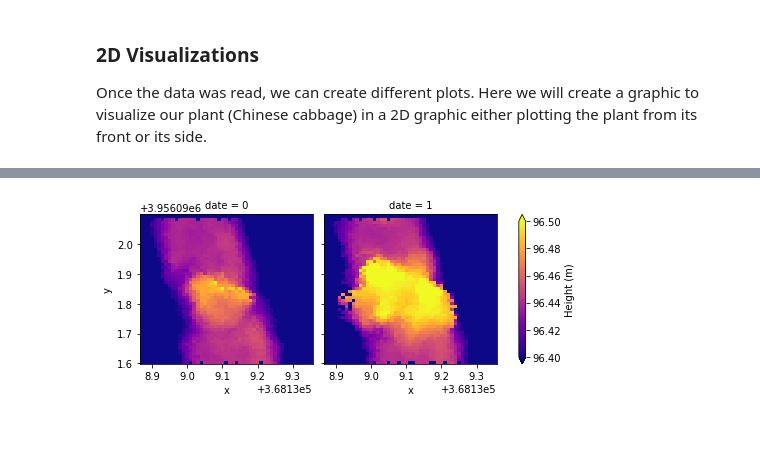
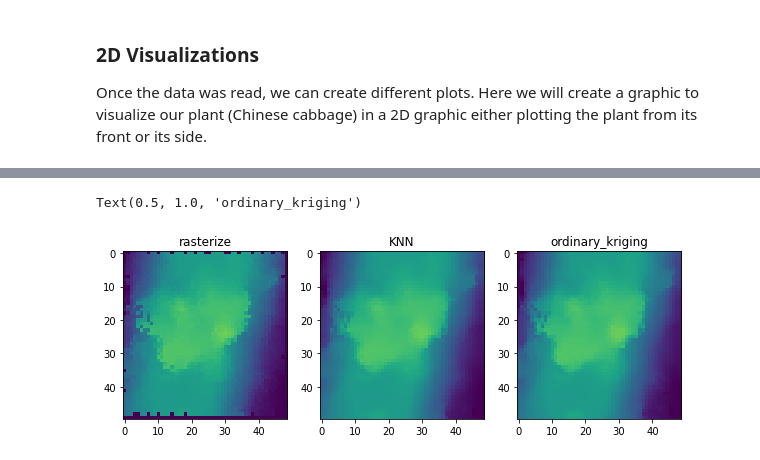
Before and after one commit to CIAT-DAPA/drone_data, a Jupyter notebook: cloud_points_example.ipynb, the cells around one changed output, grey strips where cells are left out. Saved outputs shown, nothing was run; the diff lists cells and outputs as text; code cells hidden in the pictures; blank space fills up the shorter version.

```diff
--- a/cloud_points_example.ipynb
+++ b/cloud_points_example.ipynb
@@ -109,13 +83,27 @@ Attributes:
-# %%
-heightdata = plant_raster.z.isel(date=slice(0, 2)).copy()
-
-g = heightdata.plot.pcolormesh( "x",
-                "y",
-                col="date",
-                robust=True,
-                cmap="plasma",
-                cbar_kwargs={"label": "Height (m)"},
-                vmin=96.4
-                )
-# %% [output]
-[figure, removed]
+# %%
+import matplotlib.pyplot as plt
+
+rasterize = plant_cloudpoints.to_xarray(sp_res = 0.01, ## this will be spatial resolution in meters
+                                           )
+raster_intknn = plant_cloudpoints.to_xarray(sp_res = 0.01, ## this would be spatial resolution in meters
+                                            interpolate = True,## activates the interpolation function
+                                            inter_method = 'KNN' ## which is going to be the interpolation method
+                                            )
+
+## this method will take longer than the previos ones
+raster_intkriging = plant_cloudpoints.to_xarray(sp_res = 0.01, ## this will be spatial resolution in meters
+                                              interpolate = True, ## activates the interpolation function
+                                             inter_method = 'ordinary_kriging', ## which is going to be the interpolation method
+                                             variogram_model = 'exponential')
+
+## plots
+f, a = plt.subplots(nrows = 1, ncols = 3, figsize = (10,5))
+a[0].imshow(rasterize.z.isel(date = 1), vmin = 96.25, vmax = 96.6)
+a[0].set_title('rasterize')
+a[1].imshow(raster_intknn.z.isel(date = 1), vmin = 96.25, vmax = 96.6)
+a[1].set_title('KNN')
+a[2].imshow(raster_intkriging.z.isel(date = 1), vmin = 96.25, vmax = 96.6)
+a[2].set_title('ordinary_kriging')
+# %% [output]
+Text(0.5, 1.0, 'ordinary_kriging')
+[figure, added]
```
Also changed, not shown: parts of 23 cells of this notebook.
